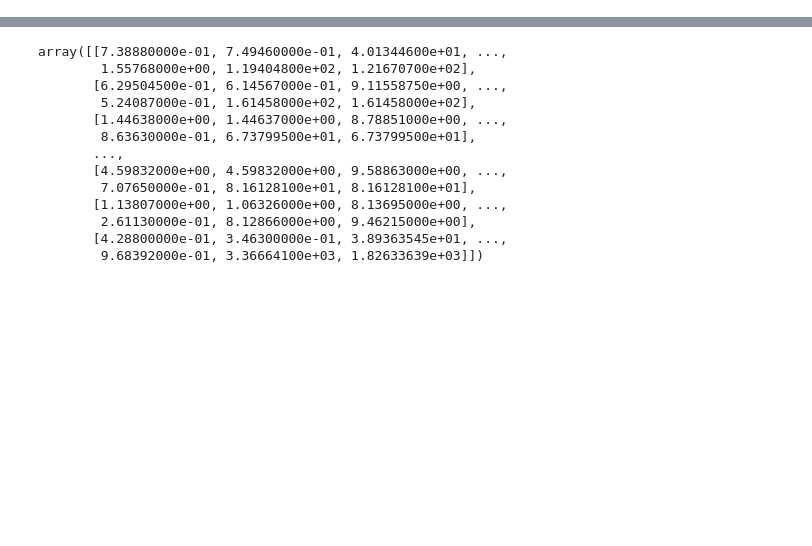
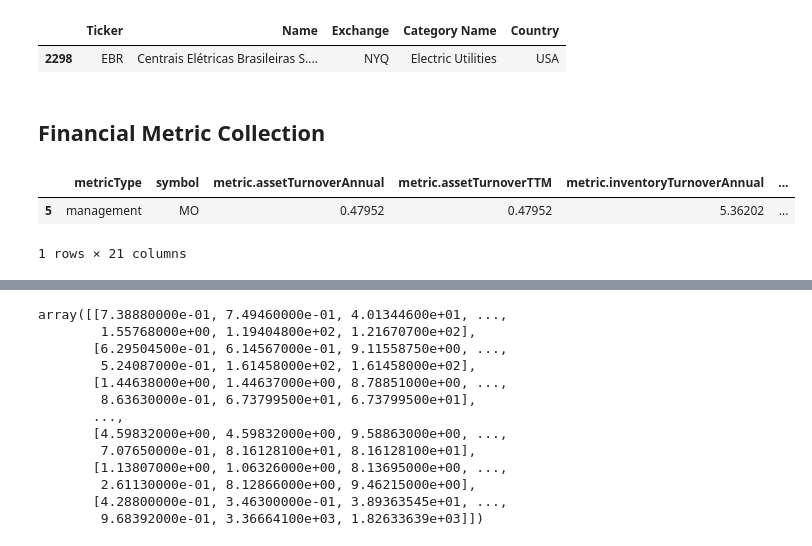
Before and after one commit to Silkways/Investment-Overwatch, a Jupyter notebook: EDA.ipynb, the cells around one changed output, grey strips where cells are left out. Saved outputs shown, nothing was run; the diff lists cells and outputs as text; code cells hidden in the pictures; blank space fills up the shorter version.

```diff
--- a/EDA.ipynb
+++ b/EDA.ipynb
@@ -81,0 +85,6 @@ N_SPLITS = 5
+# %%
+tickers.drop_duplicates(subset = 'Name', keep = 'first', inplace = True)
+tickers.sample()
+# %% [output]
+|  | Ticker | Name | Exchange | Category Name | Country |
+| 2298 | EBR | Centrais Elétricas Brasileiras S.... | NYQ | Electric Utilities | USA |
@@ -81,0 +93,37 @@ N_SPLITS = 5
+# %%
+tick = list(tickers.Ticker[:10])
+# %% [markdown]
+## Financial Metric Collection
+# %%
+keys = get_keys("/Users/augustingoudet/.secret/code_file") #Finnhub Key
+api_key1 = keys ['finnhub'] #api_key
+query = findata(api_key = api_key1)
+rate_limiter = RateLimiter(max_calls=45, period=60)
+# %%
+url = "https://finnhub.io/api/v1/"
+ext1 = "?symbol={}&token={}"
+ext2 = "?symbol={}&metric=management&token={}"
+ext3 = "?symbol={}&metric=margin&token={}"
+ext4 = "?symbol={}&metric=growth&token={}"
+ext5 = "?symbol={}&metric=price&token={}"
+ext6 = "?symbol={}&metric=valuation&token={}"
+ext7 = "?symbol={}&metric=financialStrength&token={}"
+ext8 = "?symbol={}&metric=perShare&token={}"
+metric= "stock/metric"
+# %%
+results = []
+
+for items in tick:
+    with rate_limiter:
+        data = url + metric + ext2.format(items, api_key1)
+        req = requests.get(data).json()
+        with open ('backup/mgmt2.py', 'a+') as f:
+            json.dump(req,f)
+            results.append(req)
+            m1 = json_normalize(results)
+m1.to_csv('data_api/management.csv')
+m1.sample()
+# %% [output]
+|  | metricType | symbol | metric.assetTurnoverAnnual | metric.assetTurnoverTTM | metric.inventoryTurnoverAnnual | ... |
+| 5 | management | MO | 0.47952 | 0.47952 | 5.36202 | ... |
+1 rows × 21 columns
```
Also changed, not shown: parts of 53 cells of this notebook, 14 other files.
